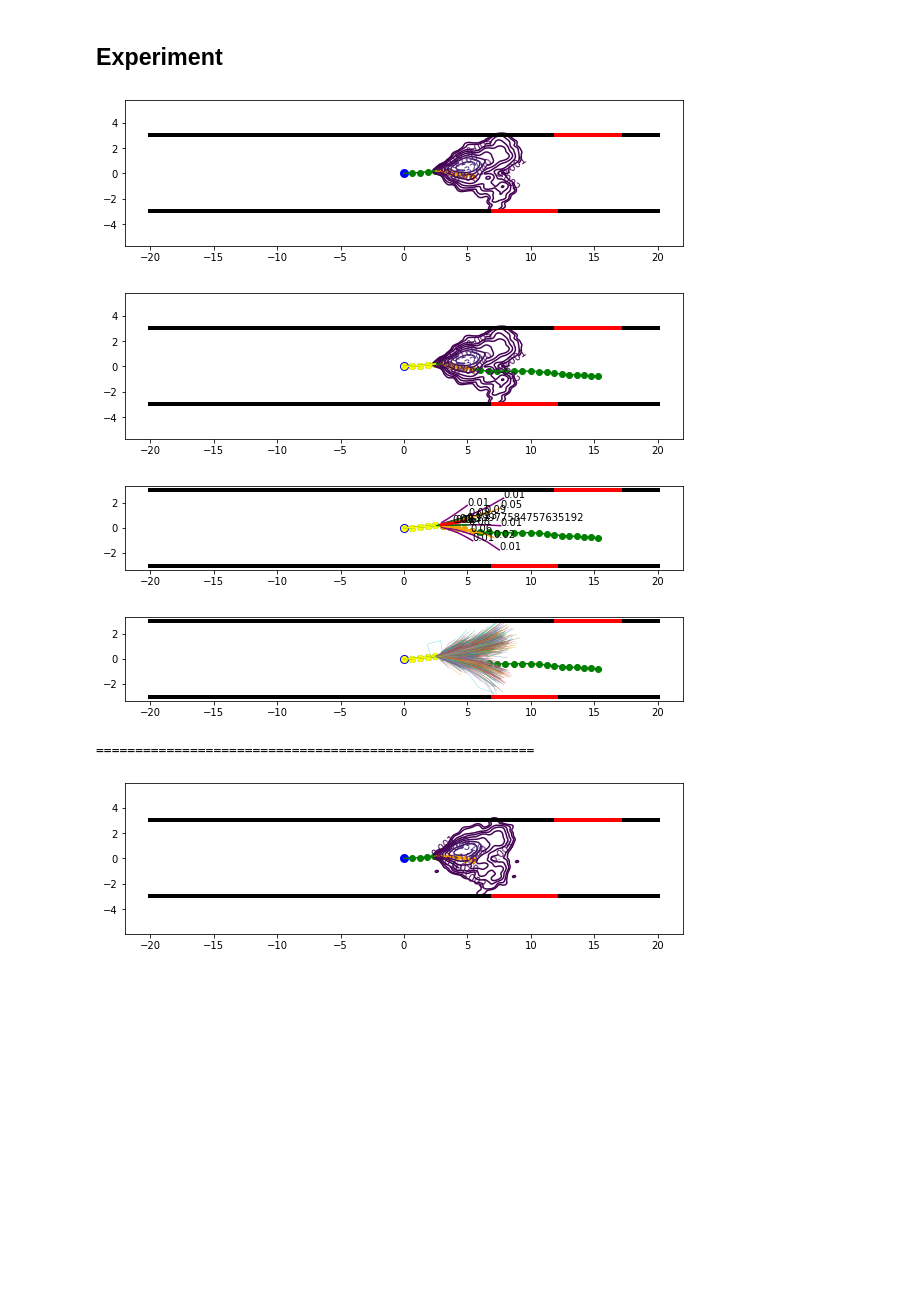
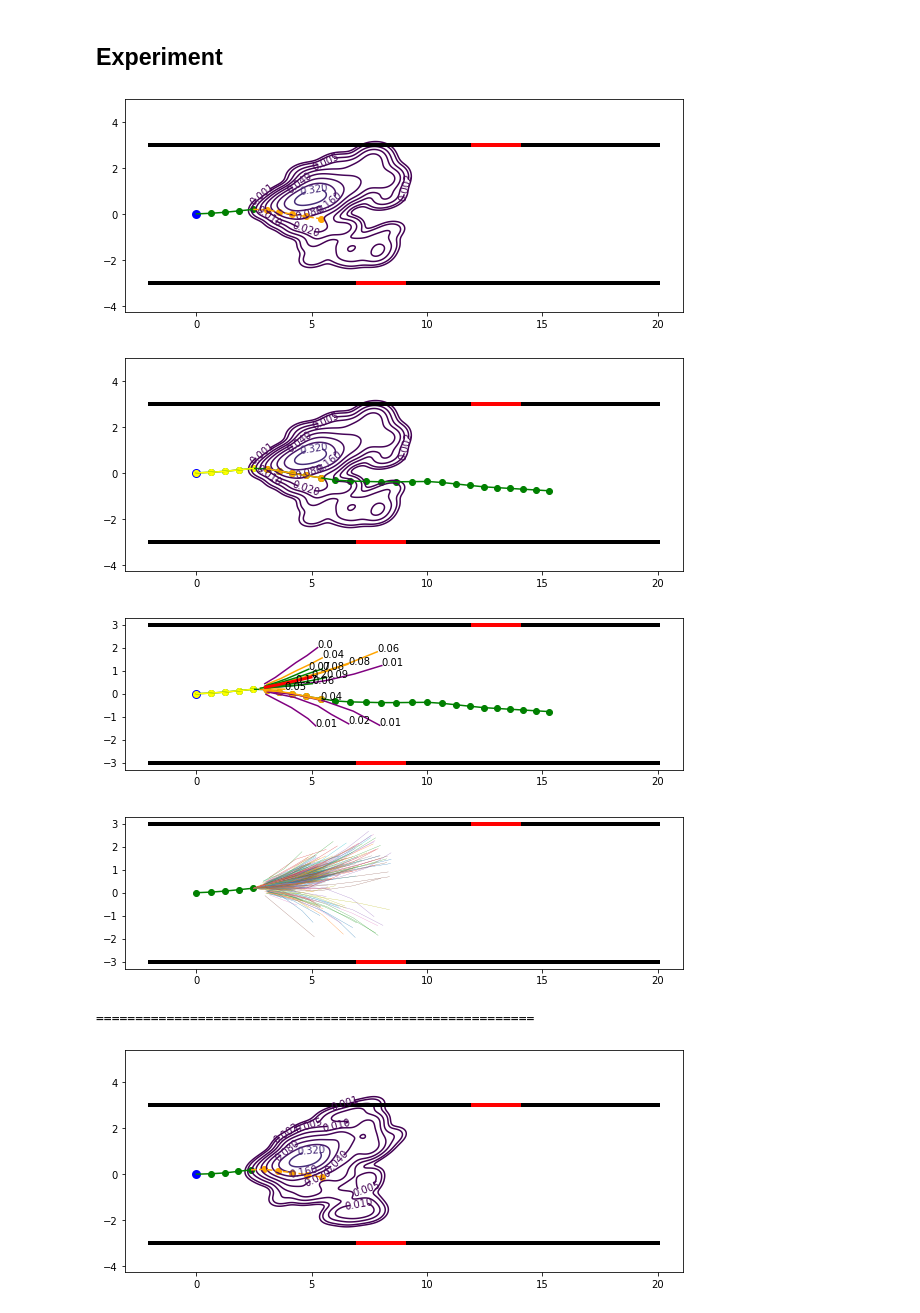
Before and after one commit to karlriis/trajectory-forecasting, a Jupyter notebook: corridor_environment.ipynb, the cells around one changed output. Cells and saved outputs as stored; diff of their text form; code cells hidden in the pictures; blank space fills up the shorter version.

Commit message:
improve plotting in corridor_environment

```diff
--- a/corridor_environment.ipynb
+++ b/corridor_environment.ipynb
@@ -32,7 +32,7 @@ def generate_data(data, begin_idx, agent_id, num_steps=5):
 # %%
 for agent_id in ucy_agent_ids:
     x, y, _ = agent_data(ucy_data, agent_id)
-    plt.plot(x,y)
+    plt.plot(x,y, linewidth=0.5)
 plt.plot([-20, 20], [-3, -3], c='black', linewidth=4)
 plt.plot([-20, 20], [3, 3], c='black', linewidth=4)
 
@@ -260,10 +275,10 @@ def predict_one_trajectory(sample_x, sample_y, params):
             const_vel_x = rot_x - prev_x
             const_vel_y = rot_y - prev_y
 
-        if pred_x[-1] >= params['UPPER_DOOR_BEGIN'] and pred_x[-1] <= params['UPPER_DOOR_END'] and pred_y[-1] > 2.5:
+        if pred_x[-1] >= params['UPPER_DOOR_BEGIN'] and pred_x[-1] <= params['UPPER_DOOR_END'] and pred_y[-1] > 2.8:
             reached_door = True
             break
-        if pred_x[-1] >= params['LOWER_DOOR_BEGIN'] and pred_x[-1] <= params['LOWER_DOOR_END'] and pred_y[-1] < -2.5:
+        if pred_x[-1] >= params['LOWER_DOOR_BEGIN'] and pred_x[-1] <= params['LOWER_DOOR_END'] and pred_y[-1] < -2.8:
             reached_door = True
             break
 
@@ -384,8 +399,8 @@ def create_predicted_trajectories(sample_x, sample_y, params, plotting_data=None
 
         # Plotting the base trajectory
         plot_all_trajectories(x_data, y_data, [],[], start_idx, finalize_plot=False)
-        plt.plot([-20, 20], [-3, -3], c='black', linewidth=4)
-        plt.plot([-20, 20], [3, 3], c='black', linewidth=4)
+        plt.plot([-2, 20], [-3, -3], c='black', linewidth=4)
+        plt.plot([-2, 20], [3, 3], c='black', linewidth=4)
 
         plt.plot([params['LOWER_DOOR_BEGIN'], params['LOWER_DOOR_END']], [-3, -3], c='red', linewidth=4)
         plt.plot([params['UPPER_DOOR_BEGIN'], params['UPPER_DOOR_END']], [3, 3], c='red', linewidth=4)
@@ -402,15 +417,15 @@ def create_predicted_trajectories(sample_x, sample_y, params, plotting_data=None
             plt.annotate(round(second_c_no_of_traj[i]/no_of_traj, 2), (second_c_pred_x[i][-1], second_c_pred_y[i][-1]))
 
         plt.plot(first_c_pred_x, first_c_pred_y, c='red', linewidth=3)
-        plt.annotate(first_c_no_of_traj, (first_c_pred_x[-1], first_c_pred_y[-1]))
+        plt.annotate(round(first_c_no_of_traj, 2), (first_c_pred_x[-1], first_c_pred_y[-1]))
 
         plt.show()
 
     if plotting_data != None:
         x_data, y_data, start_idx = plotting_data
-        plot_all_trajectories(x_data, y_data, all_pred_x, all_pred_y, start_idx, finalize_plot=False)
-        plt.plot([-20, 20], [-3, -3], c='black', linewidth=4)
-        plt.plot([-20, 20], [3, 3], c='black', linewidth=4)
+        plot_all_trajectories_with_only_train(sample_x, sample_y, all_pred_x, all_pred_y, start_idx, finalize_plot=False)
+        plt.plot([-2, 20], [-3, -3], c='black', linewidth=4)
+        plt.plot([-2, 20], [3, 3], c='black', linewidth=4)
 
         plt.plot([params['LOWER_DOOR_BEGIN'], params['LOWER_DOOR_END']], [-3, -3], c='red', linewidth=4)
         plt.plot([params['UPPER_DOOR_BEGIN'], params['UPPER_DOOR_END']], [3, 3], c='red', linewidth=4)
@@ -420,7 +435,7 @@ def create_predicted_trajectories(sample_x, sample_y, params, plotting_data=None
 # %%
 params = {
     "NOISE": 0.1,
-    "NO_OF_TRAJECTORIES": 10000,
+    "NO_OF_TRAJECTORIES": 2000,
     "CONST_VEL_MODEL_PROB": 0.8,
 
     "STOP_PROB": 0.2,
@@ -435,39 +450,39 @@ params = {
     "ANGLE_CHANGE_NOISE": 1,
 
     "CLUSTER_PERCENTAGES": [0.2, 0.68, 0.95, 1.0],
 
     "UPPER_DOOR_BEGIN": 12,
-    "UPPER_DOOR_END": 17,
+    "UPPER_DOOR_END": 14,
 
     "LOWER_DOOR_BEGIN": 7,
-    "LOWER_DOOR_END": 12
+    "LOWER_DOOR_END": 9
 }
 
-for agent_id in ucy_agent_ids[:1000]:
+for agent_id in ucy_agent_ids[:10]:
     x_data, y_data, max_train_idx = agent_data(ucy_data, agent_id)
 
     #start_idx = np.random.randint(0, max_train_idx)
     start_idx = 0
     # show only trajectories which start before the doors
     if x_data[start_idx] < x_data[start_idx+1]:
         if x_data[start_idx] > 0:
             continue
     else:
         if x_data[start_idx] < 15:
             continue
 
     sample_x, sample_y, test_x, test_y = generate_data(ucy_data, start_idx, agent_id, 5)
 
     plotting_data = (x_data, y_data, start_idx)
     #plotting_data = None
 
     create_predicted_trajectories(sample_x, sample_y, params, plotting_data, walls=True)
     if plotting_data != None:
         print("========================================================")
 # %% [output]
-[figure, old version]
+[figure, new version]
-[figure, old version]
+[figure, new version]
-[figure, old version]
+[figure, new version]
-[figure, old version]
+[figure, new version]
 ========================================================
-[figure, old version]
+[figure, new version]
```
Also changed, not shown: parts of 3 cells of this notebook.
